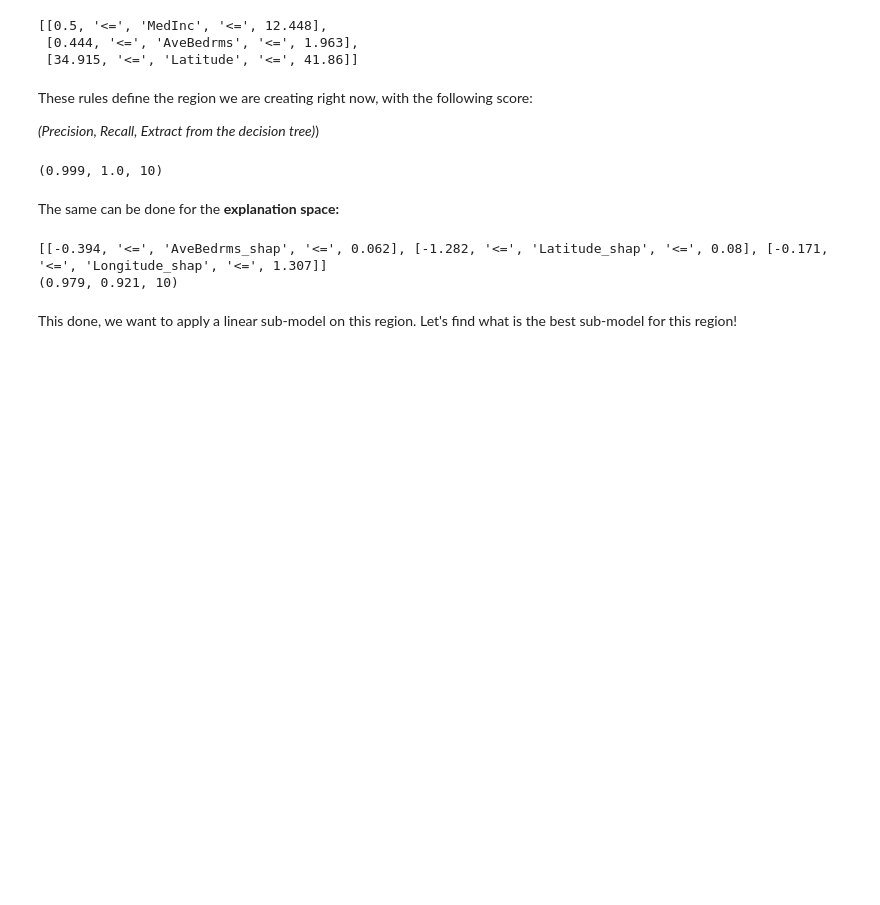
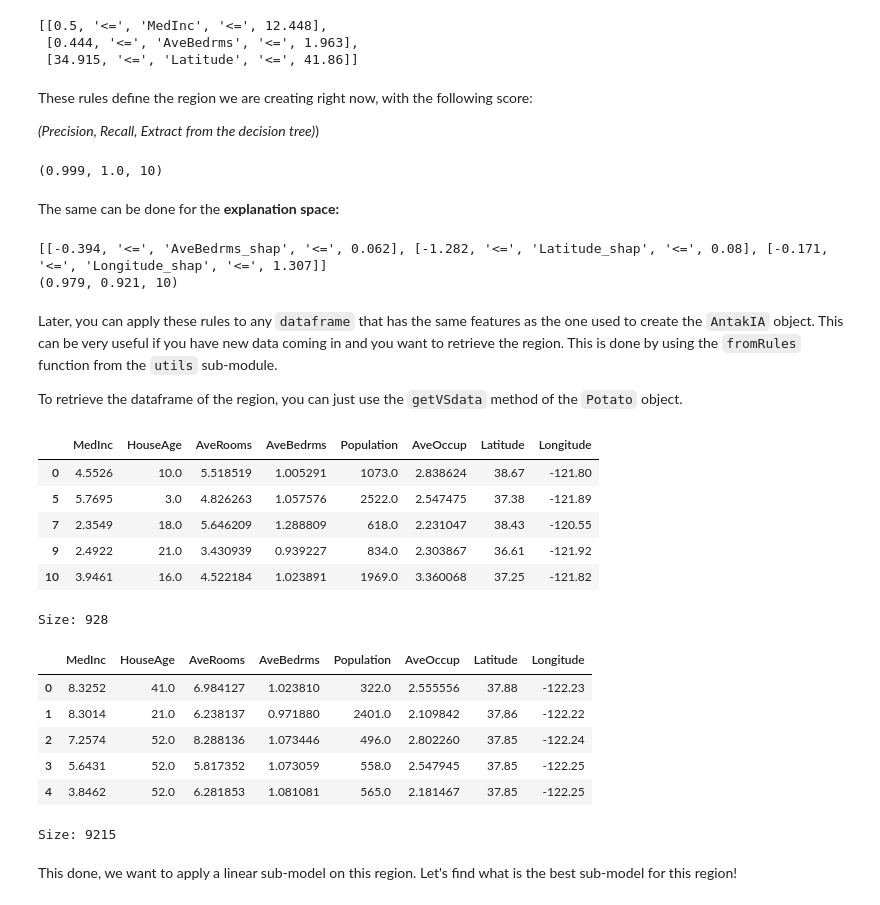
Before and after one commit to AI-vidence/antakia, a Jupyter notebook: examples/antakia_no_gui.ipynb, the cells around one changed output. Drawn from its saved outputs; the diff is of its cells as text; code cells hidden in the pictures; blank space fills up the shorter version.

```diff
--- a/examples/antakia_no_gui.ipynb
+++ b/examples/antakia_no_gui.ipynb
@@ -116,6 +116,33 @@ print(potato.getESscore())
 # %% [output]
 [[-0.394, '<=', 'AveBedrms_shap', '<=', 0.062], [-1.282, '<=', 'Latitude_shap', '<=', 0.08], [-0.171, '<=', 'Longitude_shap', '<=', 1.307]]
 (0.979, 0.921, 10)
+# %% [markdown]
+Later, you can apply these rules to any `dataframe` that has the same features as the one used to create the `AntakIA` object. This can be very useful if you have new data coming in and you want to retrieve the region. This is done by using the `fromRules` function from the `utils` sub-module.
+
+To retrieve the dataframe of the region, you can just use the `getVSdata` method of the `Potato` object.
+# %%
+display(antakia.utils.fromRules(dataset.X, potato.getVSrules()).head())
+print('Size:', len(antakia.utils.fromRules(dataset.X, potato.getVSrules())))
+
+antakia.utils.fromRules(dataset.X, potato.getVSrules()).equals(potato.getVSdata()) # two ways to get the same result
+
+display(antakia.utils.fromRules(dataset.X_all, potato.getVSrules()).head()) # once done with a fraction, we can retrieve the same region from the full dataset!
+print('Size:', len(antakia.utils.fromRules(dataset.X_all, potato.getVSrules())))
+# %% [output]
+|  | MedInc | HouseAge | AveRooms | AveBedrms | Population | AveOccup | Latitude | Longitude |
+| 0 | 4.5526 | 10.0 | 5.518519 | 1.005291 | 1073.0 | 2.838624 | 38.67 | -121.80 |
+| 5 | 5.7695 | 3.0 | 4.826263 | 1.057576 | 2522.0 | 2.547475 | 37.38 | -121.89 |
+| 7 | 2.3549 | 18.0 | 5.646209 | 1.288809 | 618.0 | 2.231047 | 38.43 | -120.55 |
+| 9 | 2.4922 | 21.0 | 3.430939 | 0.939227 | 834.0 | 2.303867 | 36.61 | -121.92 |
+| 10 | 3.9461 | 16.0 | 4.522184 | 1.023891 | 1969.0 | 3.360068 | 37.25 | -121.82 |
+Size: 928
+|  | MedInc | HouseAge | AveRooms | AveBedrms | Population | AveOccup | Latitude | Longitude |
+| 0 | 8.3252 | 41.0 | 6.984127 | 1.023810 | 322.0 | 2.555556 | 37.88 | -122.23 |
+| 1 | 8.3014 | 21.0 | 6.238137 | 0.971880 | 2401.0 | 2.109842 | 37.86 | -122.22 |
+| 2 | 7.2574 | 52.0 | 8.288136 | 1.073446 | 496.0 | 2.802260 | 37.85 | -122.24 |
+| 3 | 5.6431 | 52.0 | 5.817352 | 1.073059 | 558.0 | 2.547945 | 37.85 | -122.25 |
+| 4 | 3.8462 | 52.0 | 6.281853 | 1.081081 | 565.0 | 2.181467 | 37.85 | -122.25 |
+Size: 9215
 # %% [markdown]
 This done, we want to apply a linear sub-model on this region. Let's find what is the best sub-model for this region!
 # %%
```
Also changed, not shown: parts of 1 cell of this notebook, 1 other file.
